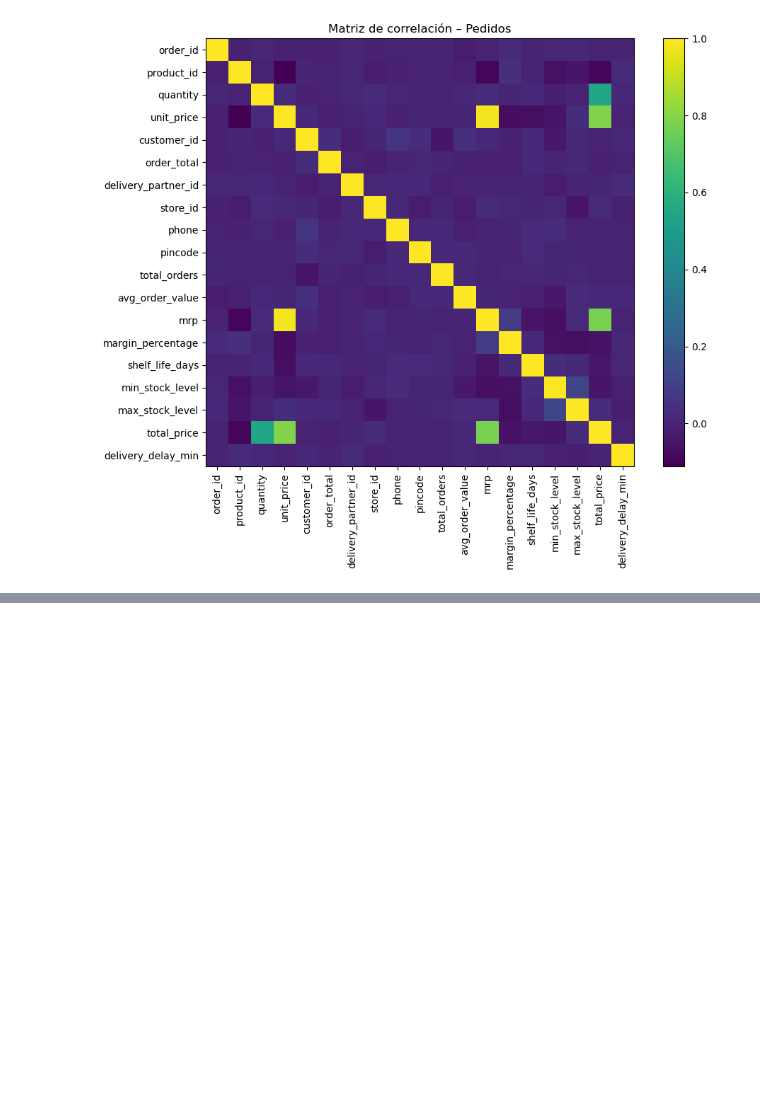
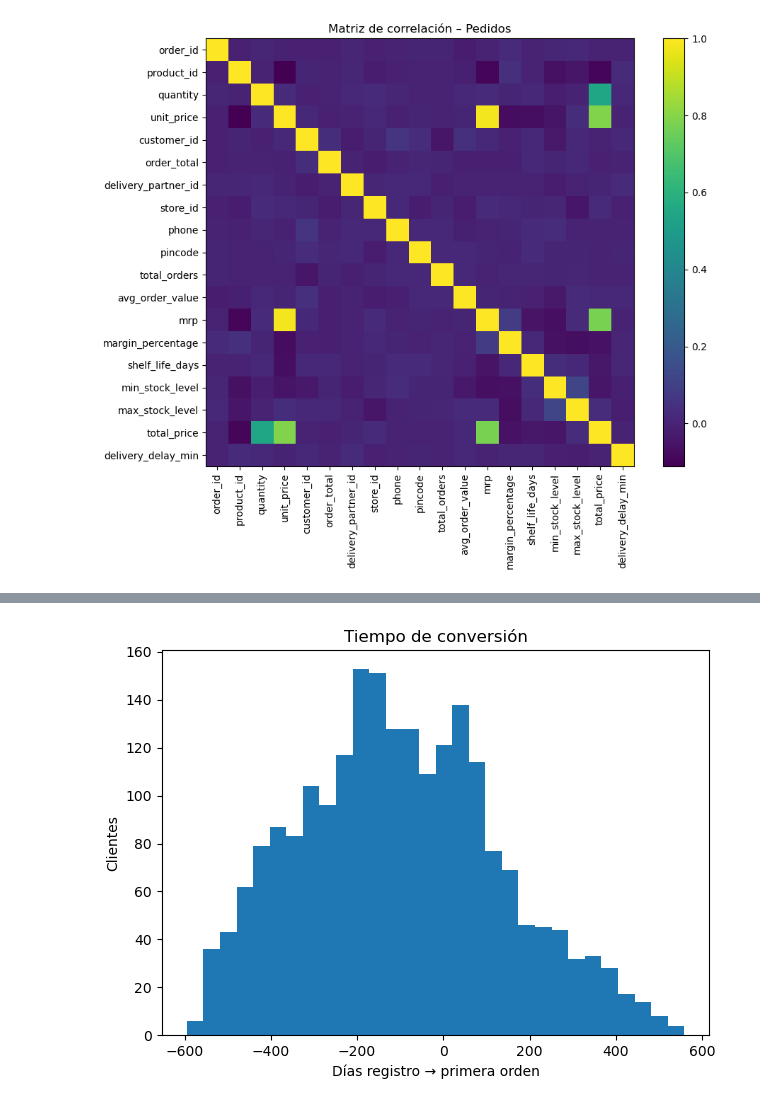
Before and after one commit to sharoncb96/Proyecto_despliegue, a Jupyter notebook: notebooks/Proyecto_Clustering.ipynb, the cells around one changed output, grey strips where cells are left out. Cells and saved outputs as stored; diff of their text form; code cells hidden in the pictures; blank space fills up the shorter version.

```diff
--- a/notebooks/Proyecto_Clustering.ipynb
+++ b/notebooks/Proyecto_Clustering.ipynb
@@ -124,0 +240,17 @@ plt.show()
+# %%
+# ============================================================
+# 5. (Hist) días desde registro hasta 1.ª compra
+# ============================================================
+agg["days_to_first"] = (
+    agg["first_order"] - agg["registration_date"]
+).dt.days
+
+plt.figure()
+plt.hist(agg["days_to_first"].dropna(), bins=30)
+plt.xlabel("Días registro → primera orden")
+plt.ylabel("Clientes")
+plt.title("Tiempo de conversión")
+plt.tight_layout()
+plt.show()
+# %% [output]
+[figure, added]
```
Also changed, not shown: parts of 30 cells of this notebook.
